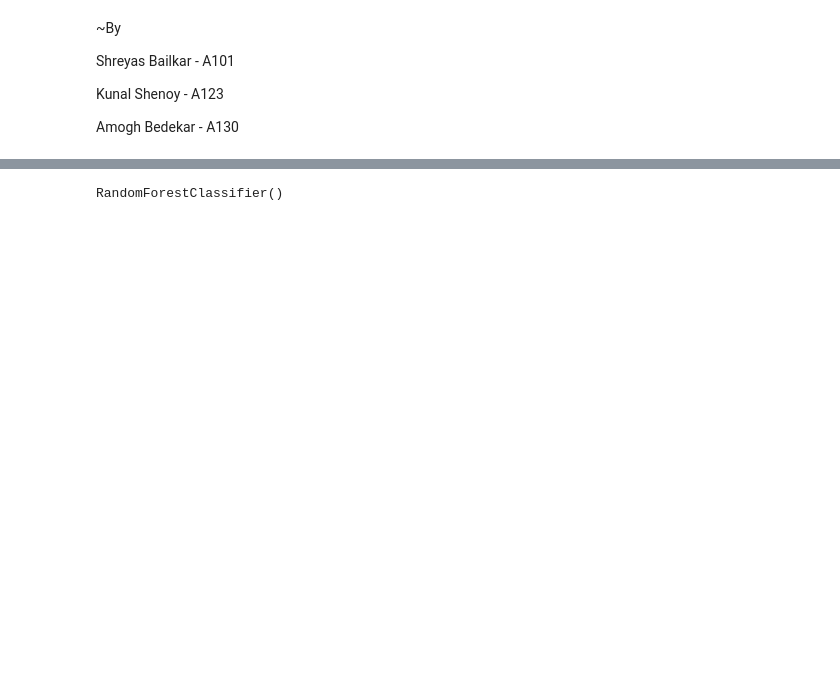
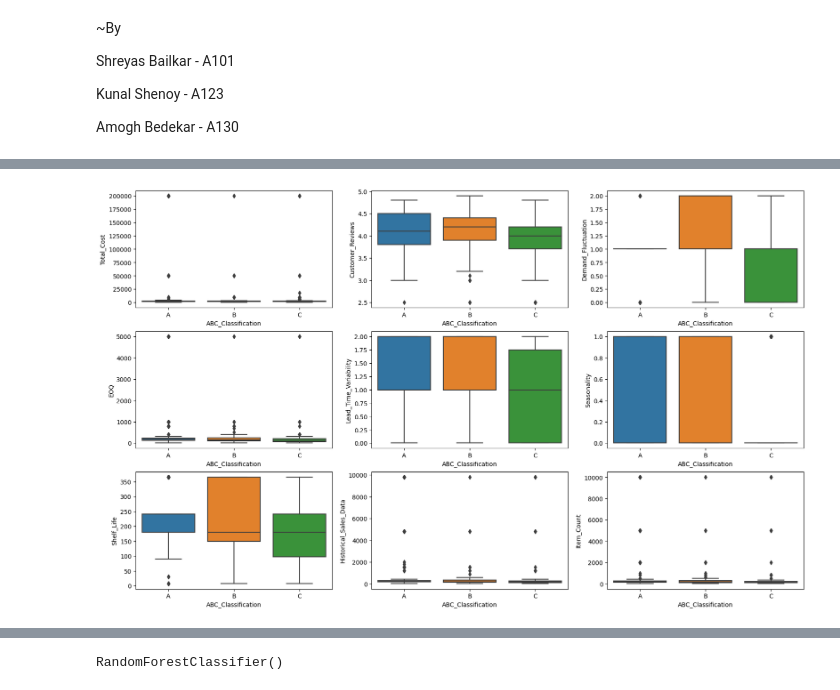
Before and after one commit to shreyas023/Smart_Inventory_Optimization, a Jupyter notebook: Mini_Project.ipynb, the cells around one changed output, grey strips where cells are left out. Saved outputs shown, nothing was run; the diff lists cells and outputs as text; code cells hidden in the pictures; blank space fills up the shorter version.

```diff
--- a/Mini_Project.ipynb
+++ b/Mini_Project.ipynb
@@ -111,0 +238,27 @@ df.head()
+# %%
+import seaborn as sns
+import matplotlib.pyplot as plt
+
+plt.figure(figsize=(20,12))
+plt.subplot(3,3,1)
+sns.boxplot(x=df['ABC_Classification'],y=df['Total_Cost'])
+plt.subplot(3,3,2)
+sns.boxplot(x=df['ABC_Classification'],y=df['Customer_Reviews'])
+plt.subplot(3,3,3)
+sns.boxplot(x=df['ABC_Classification'],y=df['Demand_Fluctuation'])
+plt.subplot(3,3,4)
+sns.boxplot(x=df['ABC_Classification'],y=df['EOQ'])
+plt.subplot(3,3,5)
+sns.boxplot(x=df['ABC_Classification'],y=df['Lead_Time_Variability'])
+plt.subplot(3,3,6)
+sns.boxplot(x=df['ABC_Classification'],y=df['Seasonality'])
+plt.subplot(3,3,7)
+sns.boxplot(x=df['ABC_Classification'],y=df['Shelf_Life'])
+plt.subplot(3,3,8)
+sns.boxplot(x=df['ABC_Classification'],y=df['Historical_Sales_Data'])
+plt.subplot(3,3,9)
+sns.boxplot(x=df['ABC_Classification'],y=df['Item_Count'])
+
+plt.show()
+# %% [output]
+[figure, added]
```
Also changed, not shown: parts of 21 cells of this notebook.
